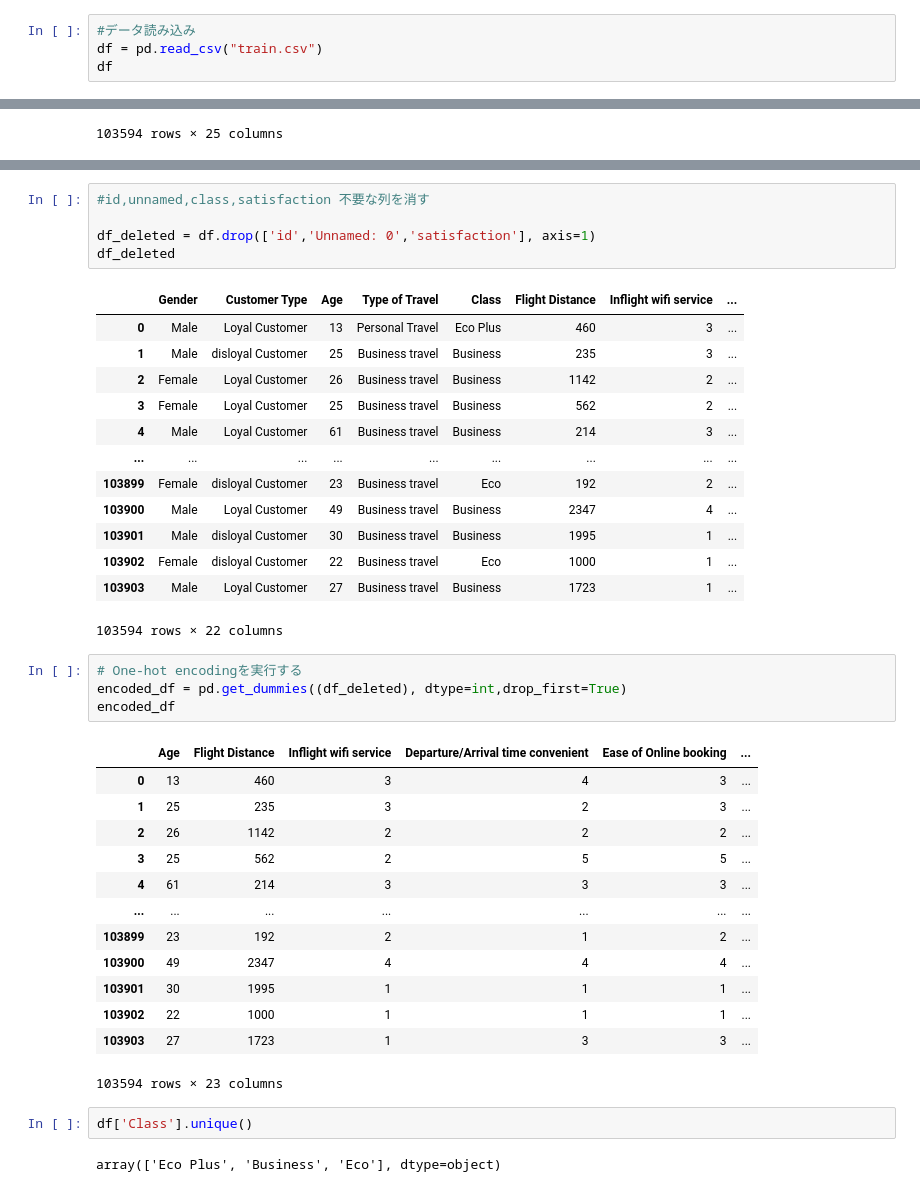
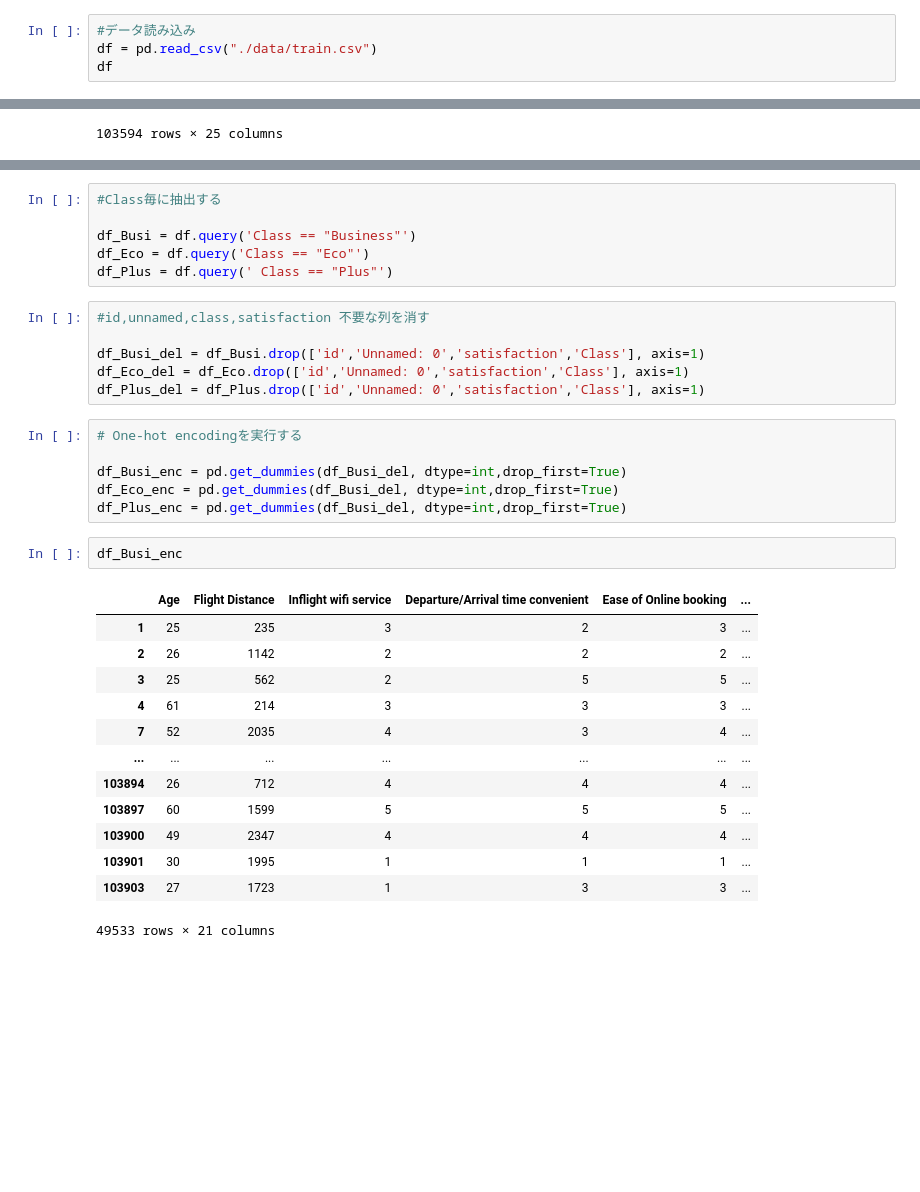
Before and after one commit to rakus202304/DataAnalysis_Team_Practice, a Jupyter notebook: Airline_df_edit.ipynb, the cells around one changed output, grey strips where cells are left out. Saved outputs shown, nothing was run; the diff lists cells and outputs as text; blank space fills up the shorter version.

```diff
--- a/Airline_df_edit.ipynb
+++ b/Airline_df_edit.ipynb
@@ -5,7 +5,7 @@ import matplotlib.pyplot as plt
 import sklearn
 # %%
 #データ読み込み
-df = pd.read_csv("train.csv")
+df = pd.read_csv("./data/train.csv")
 df
 # %% [output]
 |  | Unnamed: 0 | id | Gender | Customer Type | Age | Type of Travel | Class | Flight Distance | ... |
@@ -65,42 +65,35 @@ Arrival Delay in Minutes             0
 dtype: int64
+# %%
+#Class毎に抽出する
+
+df_Busi = df.query('Class == "Business"')
+df_Eco = df.query('Class == "Eco"')
+df_Plus = df.query(' Class == "Plus"')
 # %%
 #id,unnamed,class,satisfaction 不要な列を消す
 
-df_deleted = df.drop(['id','Unnamed: 0','satisfaction'], axis=1)
-df_deleted
+df_Busi_del = df_Busi.drop(['id','Unnamed: 0','satisfaction','Class'], axis=1)
+df_Eco_del = df_Eco.drop(['id','Unnamed: 0','satisfaction','Class'], axis=1)
+df_Plus_del = df_Plus.drop(['id','Unnamed: 0','satisfaction','Class'], axis=1)
-# %% [output]
-|  | Gender | Customer Type | Age | Type of Travel | Class | Flight Distance | Inflight wifi service | ... |
-| 0 | Male | Loyal Customer | 13 | Personal Travel | Eco Plus | 460 | 3 | ... |
-| 1 | Male | disloyal Customer | 25 | Business travel | Business | 235 | 3 | ... |
-| 2 | Female | Loyal Customer | 26 | Business travel | Business | 1142 | 2 | ... |
-| 3 | Female | Loyal Customer | 25 | Business travel | Business | 562 | 2 | ... |
-| 4 | Male | Loyal Customer | 61 | Business travel | Business | 214 | 3 | ... |
-| ... | ... | ... | ... | ... | ... | ... | ... | ... |
-| 103899 | Female | disloyal Customer | 23 | Business travel | Eco | 192 | 2 | ... |
-| 103900 | Male | Loyal Customer | 49 | Business travel | Business | 2347 | 4 | ... |
-| 103901 | Male | disloyal Customer | 30 | Business travel | Business | 1995 | 1 | ... |
-| 103902 | Female | disloyal Customer | 22 | Business travel | Eco | 1000 | 1 | ... |
-| 103903 | Male | Loyal Customer | 27 | Business travel | Business | 1723 | 1 | ... |
-103594 rows × 22 columns
 # %%
 # One-hot encodingを実行する
-encoded_df = pd.get_dummies((df_deleted), dtype=int,drop_first=True)
-encoded_df
+
+df_Busi_enc = pd.get_dummies(df_Busi_del, dtype=int,drop_first=True)
+df_Eco_enc = pd.get_dummies(df_Busi_del, dtype=int,drop_first=True)
+df_Plus_enc = pd.get_dummies(df_Busi_del, dtype=int,drop_first=True)
-# %% [output]
-|  | Age | Flight Distance | Inflight wifi service | Departure/Arrival time convenient | Ease of Online booking | ... |
-| 0 | 13 | 460 | 3 | 4 | 3 | ... |
-| 1 | 25 | 235 | 3 | 2 | 3 | ... |
-| 2 | 26 | 1142 | 2 | 2 | 2 | ... |
-| 3 | 25 | 562 | 2 | 5 | 5 | ... |
-| 4 | 61 | 214 | 3 | 3 | 3 | ... |
-| ... | ... | ... | ... | ... | ... | ... |
-| 103899 | 23 | 192 | 2 | 1 | 2 | ... |
-| 103900 | 49 | 2347 | 4 | 4 | 4 | ... |
-| 103901 | 30 | 1995 | 1 | 1 | 1 | ... |
-| 103902 | 22 | 1000 | 1 | 1 | 1 | ... |
-| 103903 | 27 | 1723 | 1 | 3 | 3 | ... |
-103594 rows × 23 columns
 # %%
-df['Class'].unique()
+df_Busi_enc
 # %% [output]
+|  | Age | Flight Distance | Inflight wifi service | Departure/Arrival time convenient | Ease of Online booking | ... |
+| 1 | 25 | 235 | 3 | 2 | 3 | ... |
+| 2 | 26 | 1142 | 2 | 2 | 2 | ... |
+| 3 | 25 | 562 | 2 | 5 | 5 | ... |
+| 4 | 61 | 214 | 3 | 3 | 3 | ... |
+| 7 | 52 | 2035 | 4 | 3 | 4 | ... |
+| ... | ... | ... | ... | ... | ... | ... |
+| 103894 | 26 | 712 | 4 | 4 | 4 | ... |
+| 103897 | 60 | 1599 | 5 | 5 | 5 | ... |
+| 103900 | 49 | 2347 | 4 | 4 | 4 | ... |
+| 103901 | 30 | 1995 | 1 | 1 | 1 | ... |
+| 103903 | 27 | 1723 | 1 | 3 | 3 | ... |
-array(['Eco Plus', 'Business', 'Eco'], dtype=object)
+49533 rows × 21 columns
```
Also changed, not shown: parts of 1 cell of this notebook, 1 other file.
